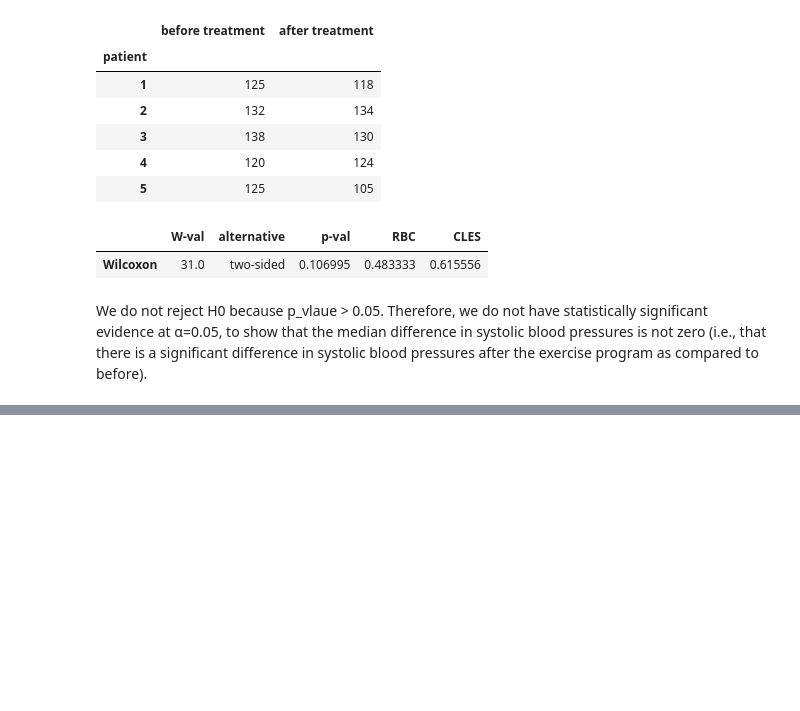
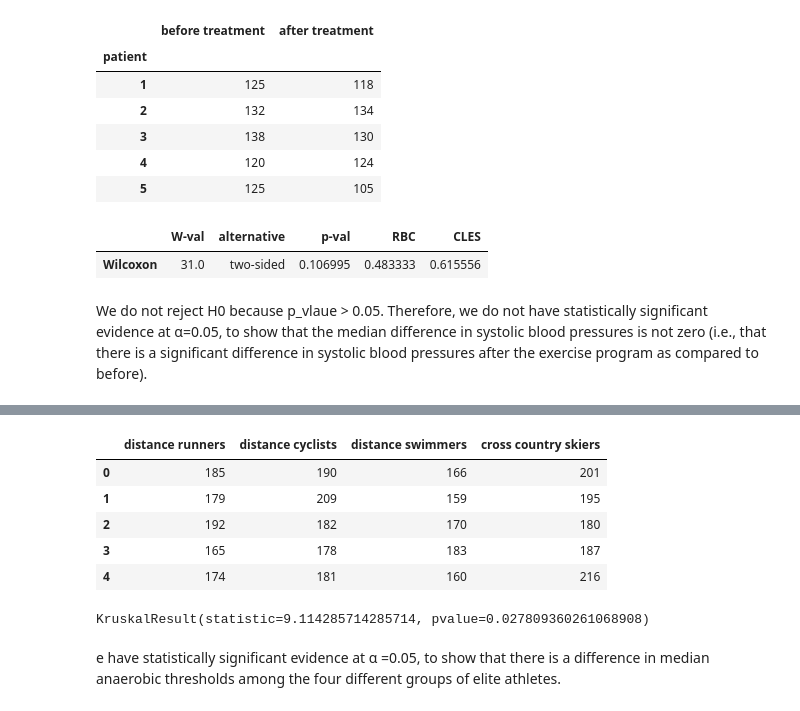
Before and after one commit to obeabi/Stats, a Jupyter notebook: NonParametric_tests.ipynb, the cells around one changed output, grey strips where cells are left out. Drawn from its saved outputs; the diff is of its cells as text; code cells hidden in the pictures; blank space fills up the shorter version.

```diff
--- a/NonParametric_tests.ipynb
+++ b/NonParametric_tests.ipynb
@@ -172,0 +205,29 @@ We do not reject H0 because p_vlaue > 0.05. Therefore, we do not have statistica
+# %%
+# pingouinlibrary
+data = { ' distance runners': [185,179,192,165,174],
+         'distance cyclists' :[190,209,182,178,181],
+        'distance swimmers':[166,159,170, 183,160],
+        'cross country skiers': [201,195,180,187,216]
+}
+
+df = pd.DataFrame(data)
+df.head()
+# %% [output]
+|  | distance runners | distance cyclists | distance swimmers | cross country skiers |
+| 0 | 185 | 190 | 166 | 201 |
+| 1 | 179 | 209 | 159 | 195 |
+| 2 | 192 | 182 | 170 | 180 |
+| 3 | 165 | 178 | 183 | 187 |
+| 4 | 174 | 181 | 160 | 216 |
+# %%
+#Set up hypotheses and determine level of significance.
+#H0: The four population medians are equal versus
+#H1: The four population medians are not all equal α=0.05
+
+# perform krusal wallis test
+from scipy.stats import kruskal
+kruskal(df[' distance runners'], df['distance cyclists'], df['distance swimmers'],df['cross country skiers'], nan_policy='propagate')
+# %% [output]
+KruskalResult(statistic=9.114285714285714, pvalue=0.027809360261068908)
+# %% [markdown]
+e have statistically significant evidence at α =0.05, to show that there is a difference in median anaerobic thresholds among the four different groups of elite athletes.
```
Also changed, not shown: parts of 7 cells of this notebook.
